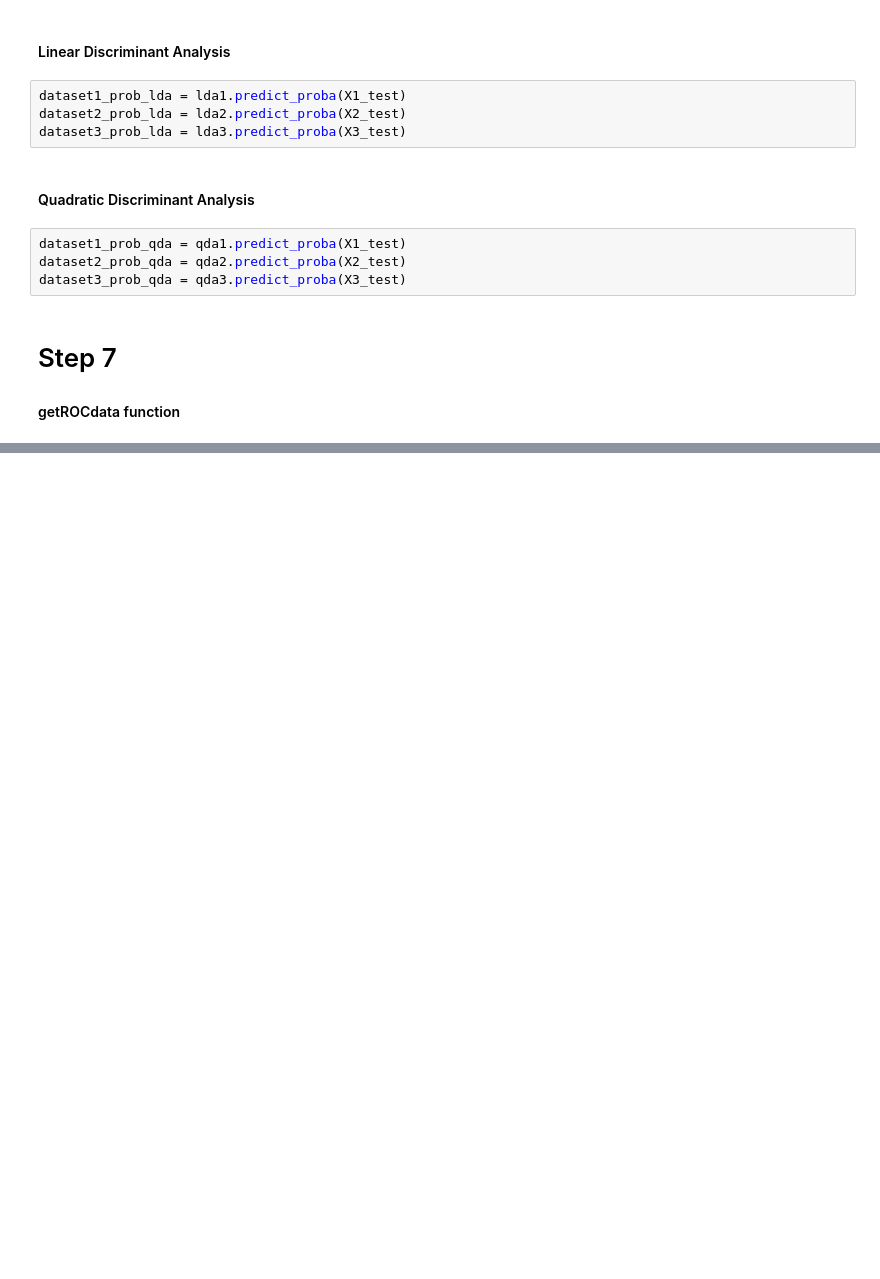
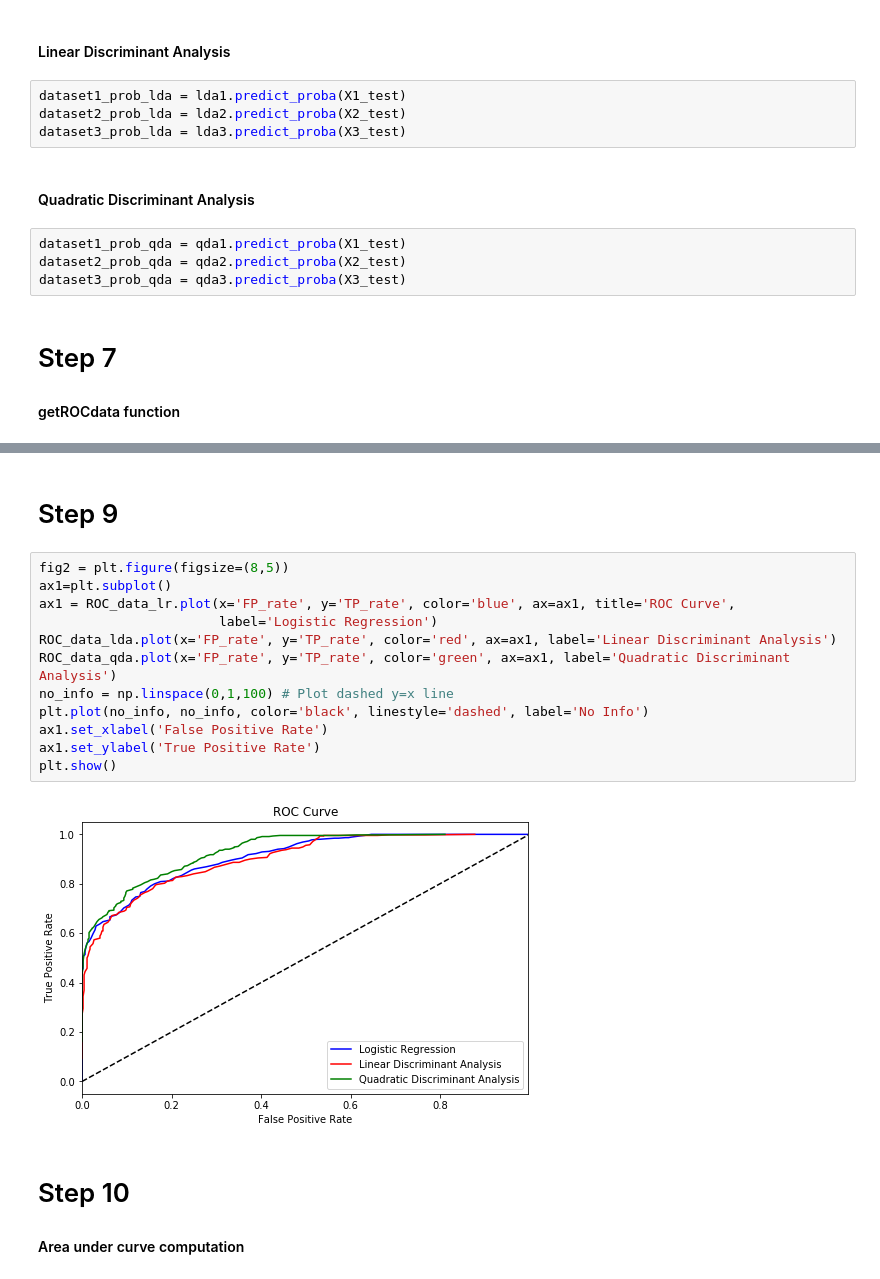
Before and after one commit to mwnewlin/AFIT, a Jupyter notebook: CSCE 623/code/HW2/NEWLIN_HW2.ipynb, the cells around one changed output, grey strips where cells are left out. Saved outputs shown, nothing was run; the diff lists cells and outputs as text; blank space fills up the shorter version.

```diff
--- a/CSCE 623/code/HW2/NEWLIN_HW2.ipynb
+++ b/CSCE 623/code/HW2/NEWLIN_HW2.ipynb
@@ -592,0 +654,20 @@ print(data1_min_lr)
+# %% [markdown]
+# Step 9
+# %%
+fig2 = plt.figure(figsize=(8,5))
+ax1=plt.subplot()
+ax1 = ROC_data_lr.plot(x='FP_rate', y='TP_rate', color='blue', ax=ax1, title='ROC Curve',
+                       label='Logistic Regression')
+ROC_data_lda.plot(x='FP_rate', y='TP_rate', color='red', ax=ax1, label='Linear Discriminant Analysis')
+ROC_data_qda.plot(x='FP_rate', y='TP_rate', color='green', ax=ax1, label='Quadratic Discriminant Analysis')
+no_info = np.linspace(0,1,100) # Plot dashed y=x line
+plt.plot(no_info, no_info, color='black', linestyle='dashed', label='No Info')
+ax1.set_xlabel('False Positive Rate')
+ax1.set_ylabel('True Positive Rate')
+plt.show()
+# %% [output]
+[figure, added]
+# %% [markdown]
+# Step 10
+
+#### Area under curve computation
```
Also changed, not shown: parts of 17 cells of this notebook, 1 other file.
